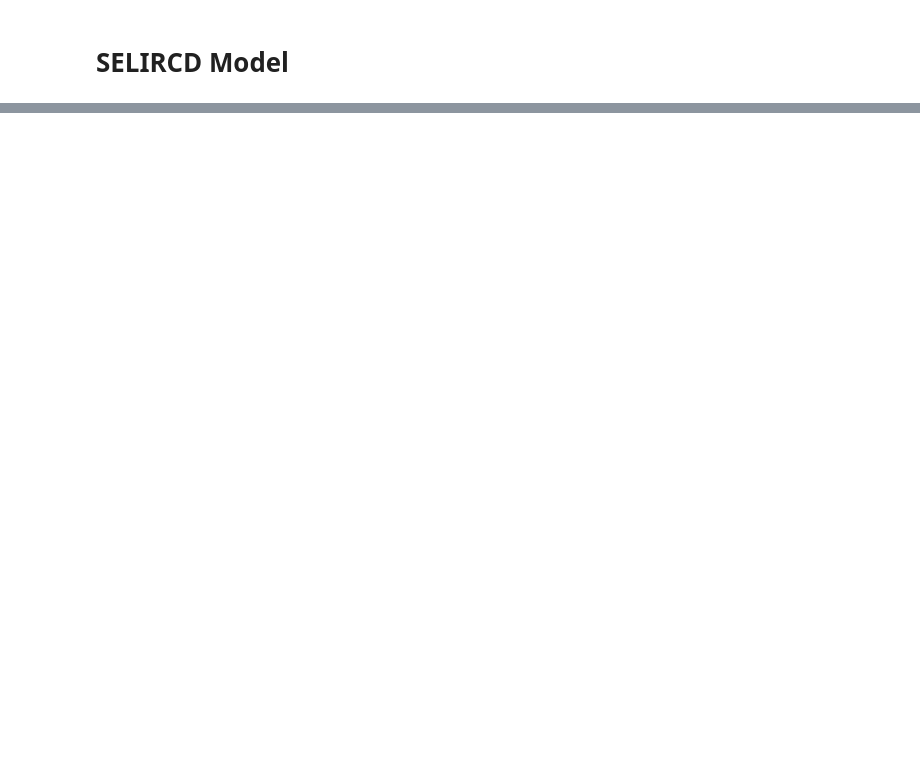
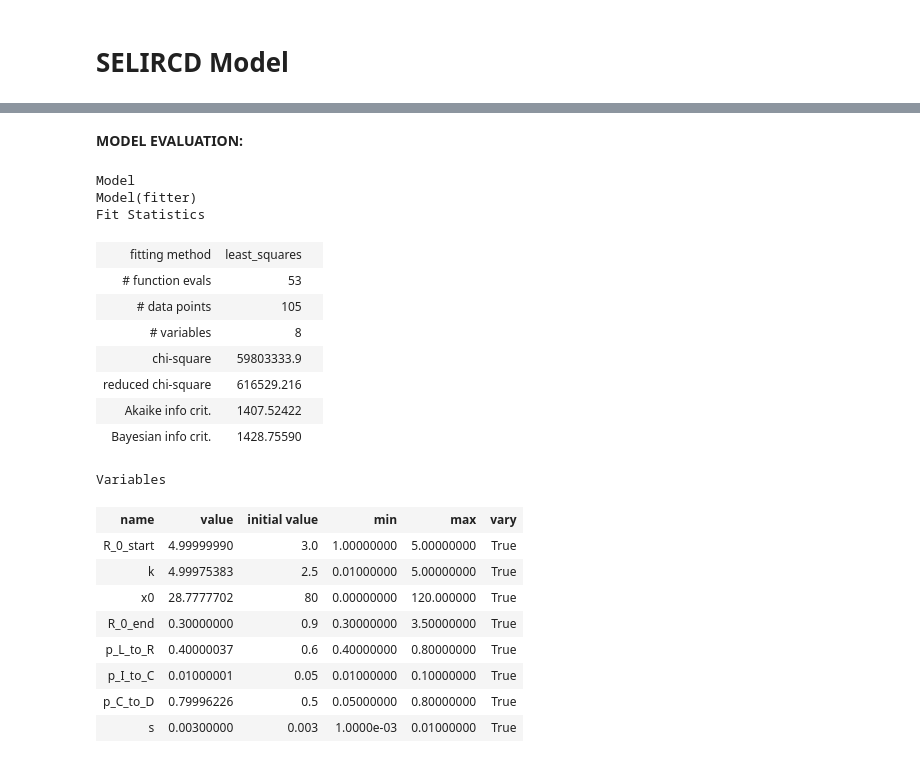
Before and after one commit to jiyingz/COVID19_projections, a Jupyter notebook: China_Models.ipynb, the cells around one changed output, grey strips where cells are left out. Cells and saved outputs as stored; diff of their text form; code cells hidden in the pictures; blank space fills up the shorter version.

```diff
--- a/China_Models.ipynb
+++ b/China_Models.ipynb
@@ -216 +276,19 @@ def Model(days, N, alpha, beta, gamma, p_I_to_R, p_I_to_D):
+# %%
+#Model
+def Model(days, agegroups, beds_per_10k, R_0_start, k, x0, R_0_end, p_L_to_R, p_I_to_C, p_C_to_D, s):
+    # infection rate comes from current R0
+    def beta(t):
+        return logistic_R_0(t, R_0_start, k, x0, R_0_end) * gamma
+    # model bed usage in the poplation
+    def beds(t):
+        beds_0 = beds_per_10k / 10_000 * N
+        return beds_0 + s*beds_0*t  # 0.003
+    # run model
+    N = sum(agegroups)
+    y0 = N-1.0, 1.0, 0.0, 0.0, 0.0, 0.0, 0.0
+    t = np.linspace(0, days, days)
+    ret = odeint(deriv, y0, t, args=(N, beta, delta, epsilon, p_L_to_R, theta, gamma, p_C_to_D, p_I_to_C, lamda, tau, rho, beds))
+    S, E, L, I, C, R, D = ret.T
+    R_0_over_time = [beta(i)/gamma for i in range(len(t))]
+    return t, S, E, L, I, C, R, D, R_0_over_time, beds, p_I_to_C, p_C_to_D, delta
 # %%
@@ -249,0 +326,26 @@ TypeError: ufunc 'isfinite' not supported for the input types, and the inputs co
+# %% [markdown]
+**MODEL EVALUATION:**
+# %%
+result
+# %% [output]
+Model
+Model(fitter)
+Fit Statistics
+| fitting method | least_squares |  |
+| # function evals | 53 |  |
+| # data points | 105 |  |
+| # variables | 8 |  |
+| chi-square | 59803333.9 |  |
+| reduced chi-square | 616529.216 |  |
+| Akaike info crit. | 1407.52422 |  |
+| Bayesian info crit. | 1428.75590 |  |
+Variables
+| name | value | initial value | min | max | vary |
+| R_0_start | 4.99999990 | 3.0 | 1.00000000 | 5.00000000 | True |
+| k | 4.99975383 | 2.5 | 0.01000000 | 5.00000000 | True |
+| x0 | 28.7777702 | 80 | 0.00000000 | 120.000000 | True |
+| R_0_end | 0.30000000 | 0.9 | 0.30000000 | 3.50000000 | True |
+| p_L_to_R | 0.40000037 | 0.6 | 0.40000000 | 0.80000000 | True |
+| p_I_to_C | 0.01000001 | 0.05 | 0.01000000 | 0.10000000 | True |
+| p_C_to_D | 0.79996226 | 0.5 | 0.05000000 | 0.80000000 | True |
+| s | 0.00300000 | 0.003 | 1.0000e-03 | 0.01000000 | True |
```
Also changed, not shown: parts of 39 cells of this notebook.
